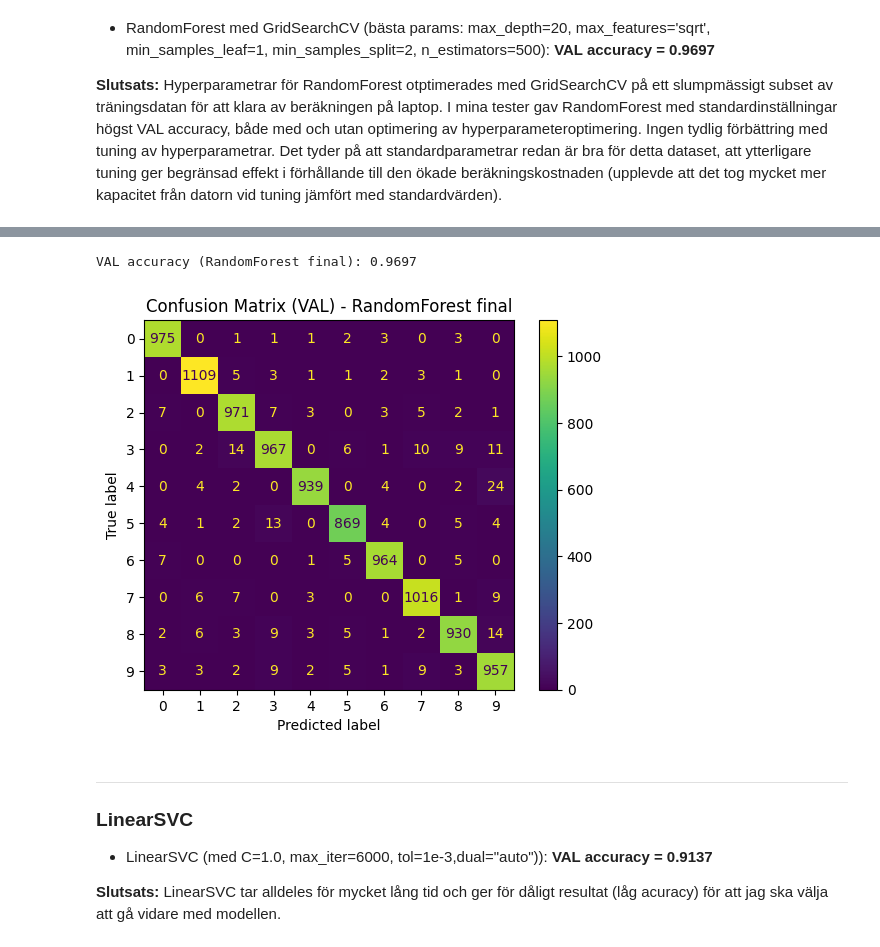
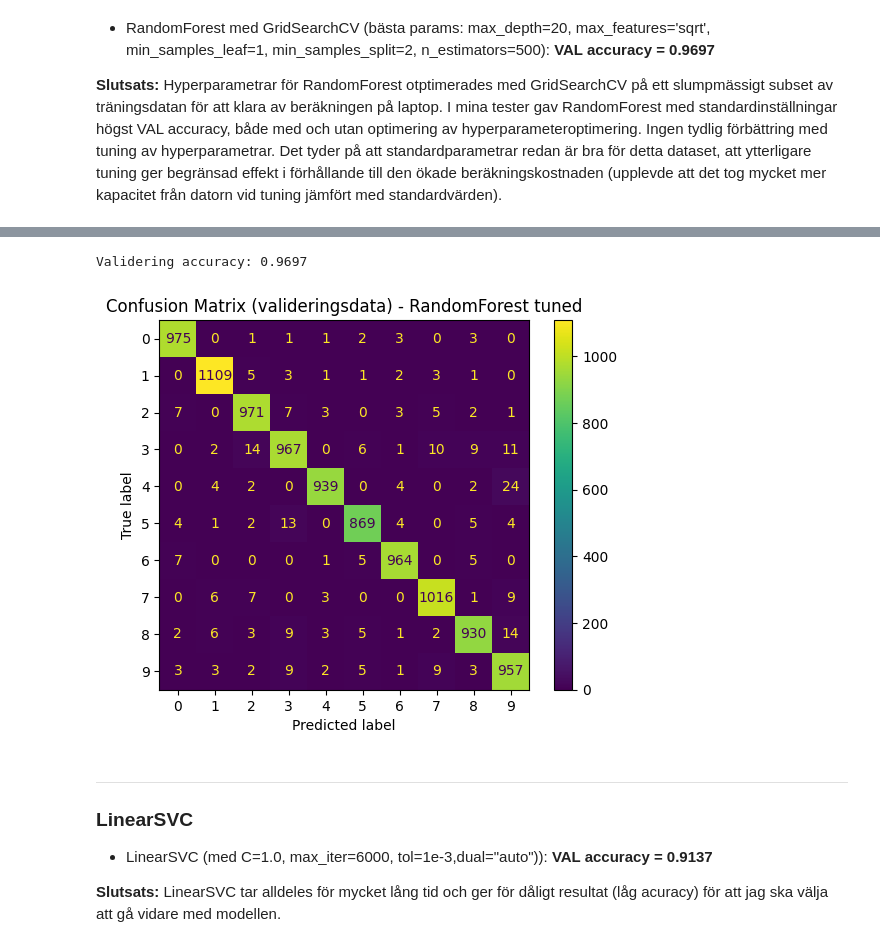
Before and after one commit to josefincarlson/Kunskapskontroll_mnist, a Jupyter notebook: inlamning_josefin_carlson.ipynb, the cells around one changed output, grey strips where cells are left out. Saved outputs shown, nothing was run; the diff lists cells and outputs as text; code cells hidden in the pictures.

Commit message:
Updated readme-file, completed training file, adding files for streamlit

```diff
--- a/inlamning_josefin_carlson.ipynb
+++ b/inlamning_josefin_carlson.ipynb
@@ -139,20 +143,19 @@ plot_per_digit_images(X_train, y_train, agg="std",  title="Standardavvikelse per
 __Slutsats:__ Låg accuracy, 0,917-0,927, finns modeller som presterar bättre, lägger inte mer tid på denna.
 # %%
 pipe_lr = Pipeline([
-    ("prep", preprocessor),
+    ("scaler", StandardScaler()),
     ("model", LogisticRegression(max_iter=4000, solver="lbfgs"))
 ])
 
-
 pipe_lr.fit(X_train, y_train)
 
-# VAL-utvärdering
-y_val_pred = pipe_lr.predict(X_val)
-print("VAL accuracy (best):", accuracy_score(y_val, y_val_pred))
+y_val_pred_lr = pipe_lr.predict(X_val)
+val_acc_lr = accuracy_score(y_val, y_val_pred_lr)
+print("Validering accuracy:", val_acc_lr)
 
-cm = confusion_matrix(y_val, y_val_pred)
-ConfusionMatrixDisplay(cm).plot(values_format="d")
-plt.title("Confusion Matrix (VAL) - LogisticRegression tuned")
+cm_lr = confusion_matrix(y_val, y_val_pred_lr)
+ConfusionMatrixDisplay(cm_lr).plot(values_format="d")
+plt.title("Confusion Matrix (valideringsdata) - LogisticRegression")
 plt.show()
 # %% [output]
 VAL accuracy (best): 0.9166
@@ -160,6 +163,6 @@ VAL accuracy (best): 0.9166
 # %%
 pipe_lr_gs = Pipeline([
-    ("prep", preprocessor),
+    ("scaler", StandardScaler()),
     ("model", LogisticRegression(max_iter=4000, solver="lbfgs"))
 ])
 
@@ -183,12 +186,13 @@ print("Bästa CV-accuracy:", gs_lr.best_score_)
 best_model = gs_lr.best_estimator_
 
 # VAL-utvärdering
-y_val_pred = best_model.predict(X_val)
-print("VAL accuracy (best):", accuracy_score(y_val, y_val_pred))
+y_val_pred_lr_gs = best_model.predict(X_val)
+val_acc_lr_gs = accuracy_score(y_val, y_val_pred_lr_gs)
+print("Validering accuracy:", val_acc_lr_gs)
 
-cm = confusion_matrix(y_val, y_val_pred)
-ConfusionMatrixDisplay(cm).plot(values_format="d")
-plt.title("Confusion Matrix (VAL) - LogisticRegression tuned")
+cm_lr_gs = confusion_matrix(y_val, y_val_pred_lr_gs)
+ConfusionMatrixDisplay(cm_lr_gs).plot(values_format="d")
+plt.title("Confusion Matrix (valideringsdata) - LogisticRegression tuned")
 plt.show()
 # %% [output]
 Bästa C: {'model__C': 0.01}
@@ -289,31 +299,30 @@ VAL accuracy (retrain full): 0.9697
 # %%
 # Slutgiltigt test: tränar RandomForest med de bästa hyperparametrarna från föregående tuning (samma resultat eftersom jag använder samma hyperparametrar men snabbare träning av modellen).
-pipe_rf_final = RandomForestClassifier(
+rf_final = RandomForestClassifier(
     random_state=42,
     n_jobs=1,
     bootstrap=True,
     max_samples=0.8,
     n_estimators=500,
     max_depth=20,
     max_features="sqrt",
     min_samples_leaf=1,
     min_samples_split=2
 )
 
-pipe_rf_final.fit(X_train, y_train)
+rf_final.fit(X_train, y_train)
 
-y_val_pred = pipe_rf_final.predict(X_val)
+y_val_pred_rf_f = rf_final.predict(X_val)
+val_acc_rf_f = accuracy_score(y_val, y_val_pred_rf_f)
+print("Validering accuracy:", val_acc_rf_f)
 
-val_acc = accuracy_score(y_val, y_val_pred)
-print("VAL accuracy (RandomForest final):", val_acc)
-
-cm = confusion_matrix(y_val, y_val_pred)
-ConfusionMatrixDisplay(cm).plot(values_format="d")
-plt.title("Confusion Matrix (VAL) - RandomForest final")
+cm_rf_f = confusion_matrix(y_val, y_val_pred_rf_f, labels=np.arange(10))
+ConfusionMatrixDisplay(cm_rf_f, display_labels=np.arange(10)).plot(values_format="d")
+plt.title("Confusion Matrix (valideringsdata) - RandomForest tuned")
 plt.show()
 # %% [output]
-VAL accuracy (RandomForest final): 0.9697
+Validering accuracy: 0.9697
-[figure, old version]
+[figure, new version]
 # %% [markdown]
 ------------------------------------------------------------------------------------------------------------------------------------
 ### LinearSVC
```
Also changed, not shown: parts of 22 cells of this notebook, 7 other files.
